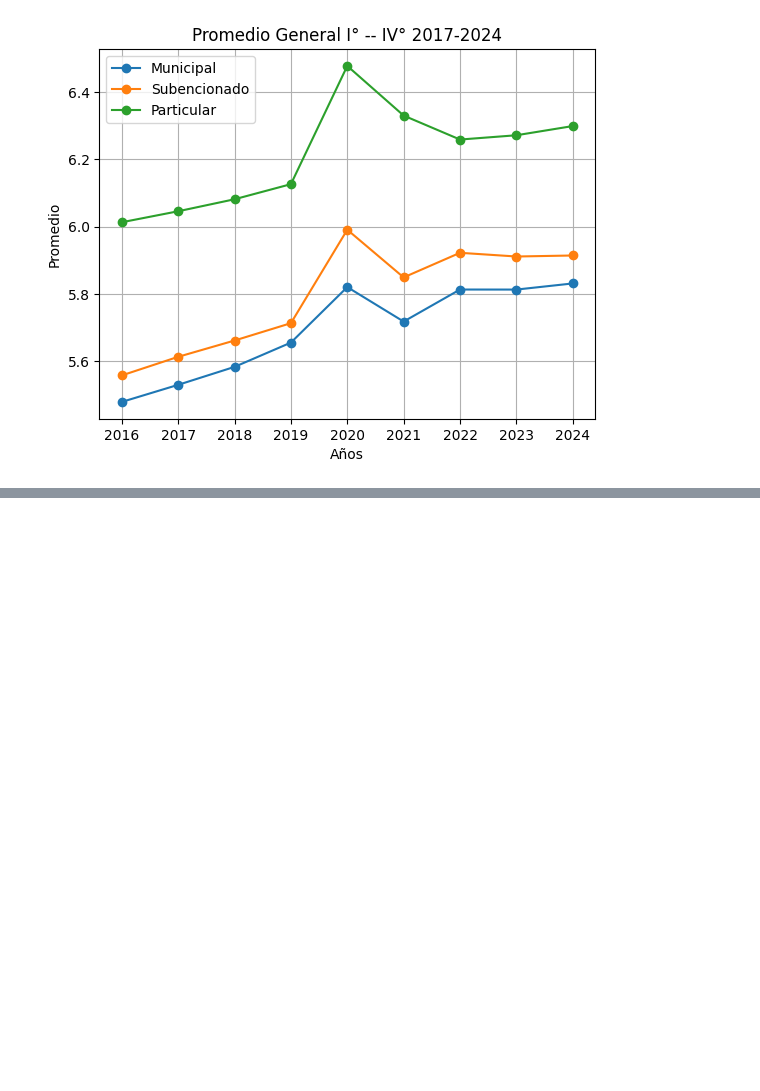
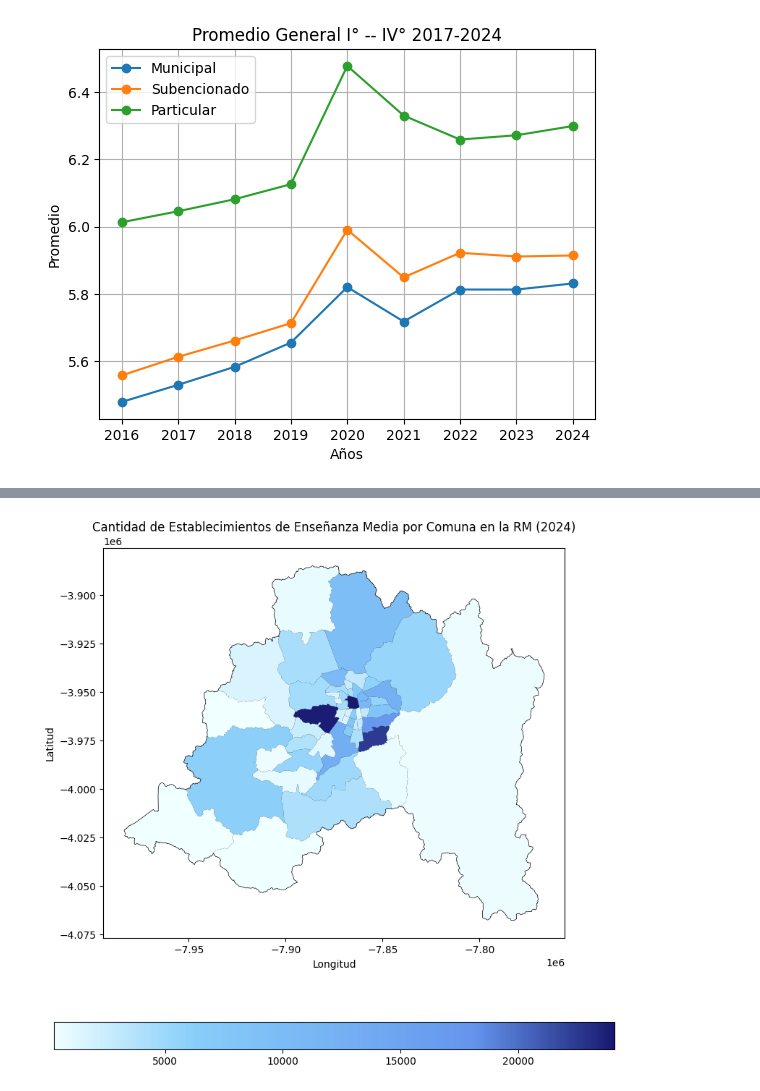
Before and after one commit to cony45678/Proyecto-Semestral-IMT2200, a Jupyter notebook: proyecto/notebook_rendimiento.ipynb, the cells around one changed output, grey strips where cells are left out. Saved outputs shown, nothing was run; the diff lists cells and outputs as text; code cells hidden in the pictures; blank space fills up the shorter version.

Commit message:
Heatmap Comunas 24

```diff
--- a/proyecto/notebook_rendimiento.ipynb
+++ b/proyecto/notebook_rendimiento.ipynb
@@ -275,3 +288,9 @@ plt.legend(loc='upper left')
 plt.show()
 # %% [output]
 [figure]
+# %%
+dt = df24_RM["NOM_COM_RBD"].value_counts()
+dt = pd.DataFrame(dt)
+dt.reset_index(inplace=True)
+dt.columns = ['Comuna', 'Cantidad de Establecimientos']
+dt.head()
@@ -277,0 +304,4 @@ plt.show()
+# %%
+gdf = gpd.read_file('Comunas/comunas.shp')
+gdf = gdf[gdf['codregion'] == 13]
+gdf.info()
@@ -277,0 +328,6 @@ plt.show()
+# %%
+dt['Comuna'] = dt['Comuna'].str.lower()
+gdf['Comuna'] = gdf['Comuna'].str.lower()
+merged = pd.merge(dt, gdf, on='Comuna')
+merged = gpd.GeoDataFrame(merged)
+merged.head()
@@ -277,0 +341,15 @@ plt.show()
+# %%
+import matplotlib.colors as mcolors
+colors = ["azure", "lightskyblue", "cornflowerblue", "midnightblue"]
+positions = [0, 0.25,0.75, 1]
+
+custom_cmap = mcolors.LinearSegmentedColormap.from_list("cyclic_cmap", list(zip(positions, colors)))
+
+ax = gdf.plot(figsize=(10, 10), color='white', edgecolor='black')
+merged.plot(column='Cantidad de Establecimientos', ax=ax, cmap=custom_cmap, legend=True, legend_kwds={'orientation': "horizontal"})
+plt.title("Cantidad de Establecimientos de Enseñanza Media por Comuna en la RM (2024)")
+plt.xlabel("Longitud")
+plt.ylabel("Latitud")
+plt.show()
+# %% [output]
+[figure, added]
```
Also changed, not shown: parts of 7 cells of this notebook.
